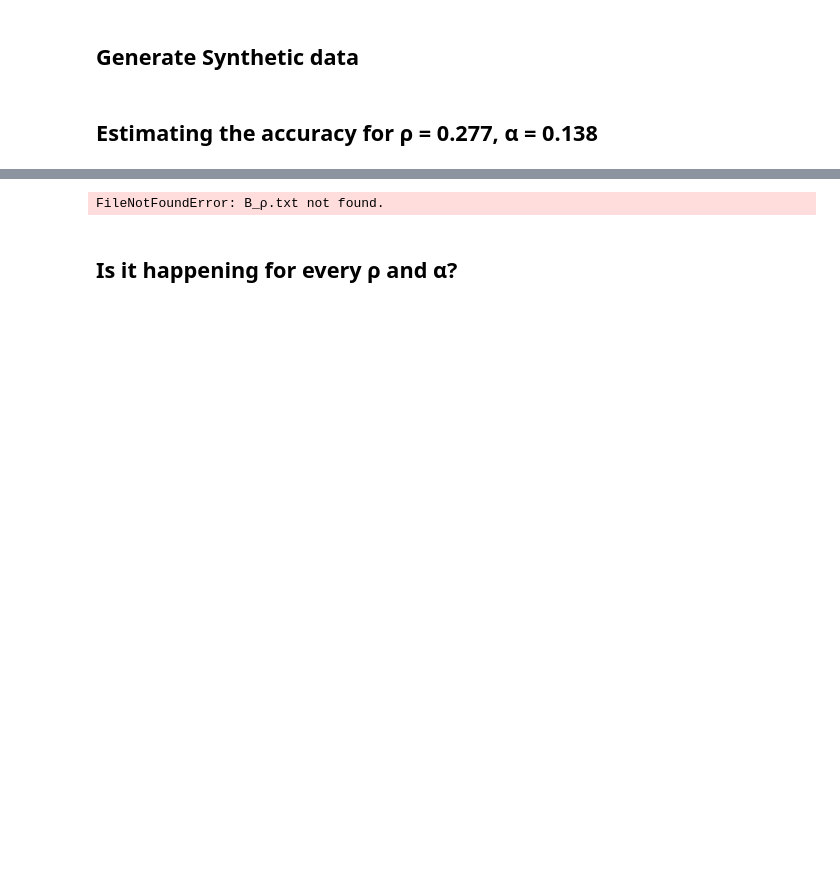
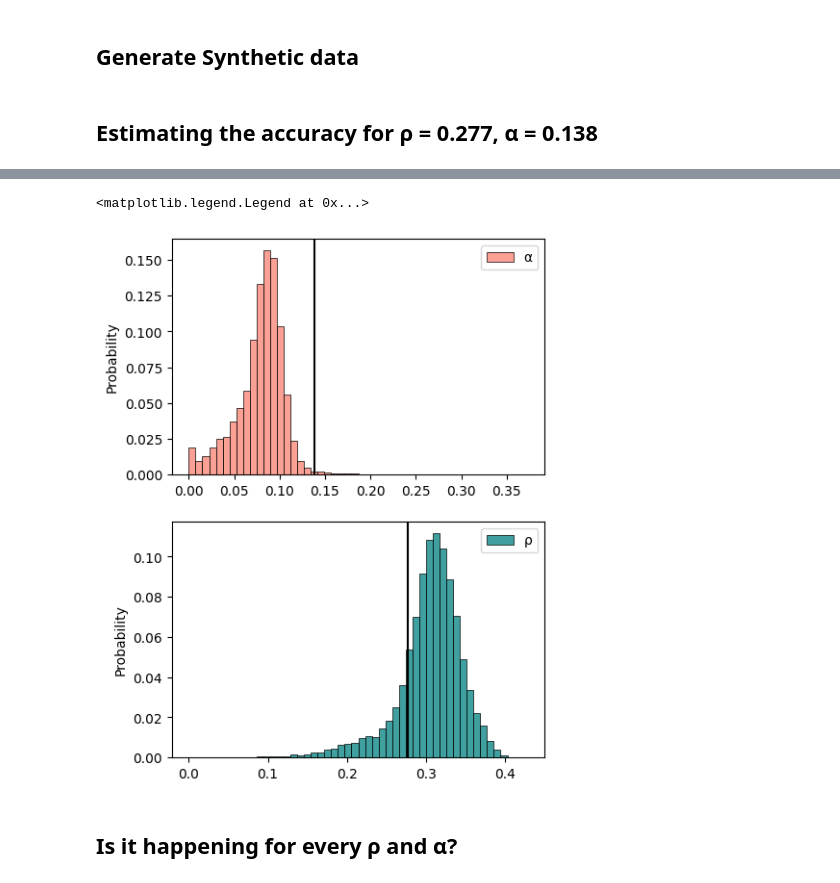
Before and after one commit to yoavram-lab/Laland1995, a Jupyter notebook: notebooks/estimation_accuracy.ipynb, the cells around one changed output, grey strips where cells are left out. Cells and saved outputs as stored; diff of their text form; code cells hidden in the pictures; blank space fills up the shorter version.

```diff
--- a/notebooks/estimation_accuracy.ipynb
+++ b/notebooks/estimation_accuracy.ipynb
@@ -594,22 +601,22 @@ BrokenProcessPool: A process in the process pool was terminated abruptly while t
 # %%
-
 ρ = np.loadtxt("B_ρ.txt")
 α =  np.loadtxt("B_α.txt")
 fig, axs = plt.subplots(2,1,figsize=(5,7))
 fontx = fonty = 12
 
 ax1 = axs[0]
-sns.histplot(α, ax= ax1, color="salmon", bins=20, stat = "probability", label = "α")
+sns.histplot(α, ax= ax1, color="salmon", bins=50, stat = "probability", label = "α")
 ax1.axvline(0.138, color = "black")
 ax1.legend()
 
 
 ax2 = axs[1]
-sns.histplot(ρ, ax = ax2, color="teal", bins = 20, stat = "probability", label = "ρ")
+sns.histplot(ρ, ax = ax2, color="teal", bins = 50, stat = "probability", label = "ρ")
 ax2.axvline(0.277, color = "black")
 ax2.legend()
 # %% [output]
-FileNotFoundError: B_ρ.txt not found.
+<matplotlib.legend.Legend at 0x...>
+[figure, added]
 # %% [markdown]
 ## Is it happening for every ρ and α?
 # %%
```
Also changed, not shown: parts of 19 cells of this notebook.
